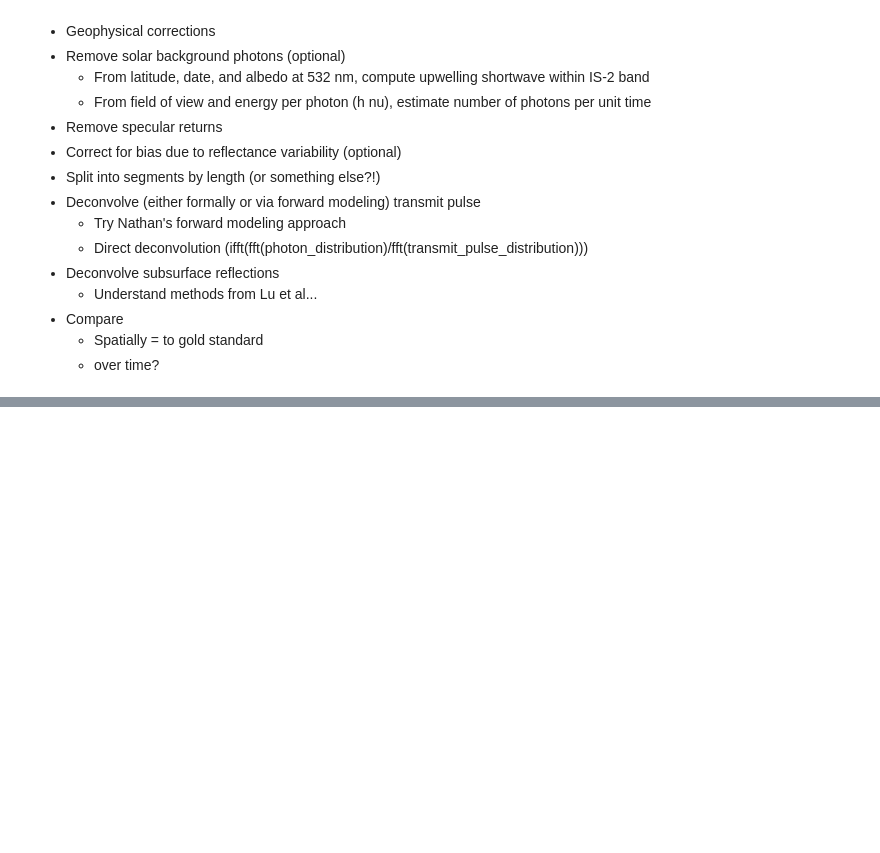
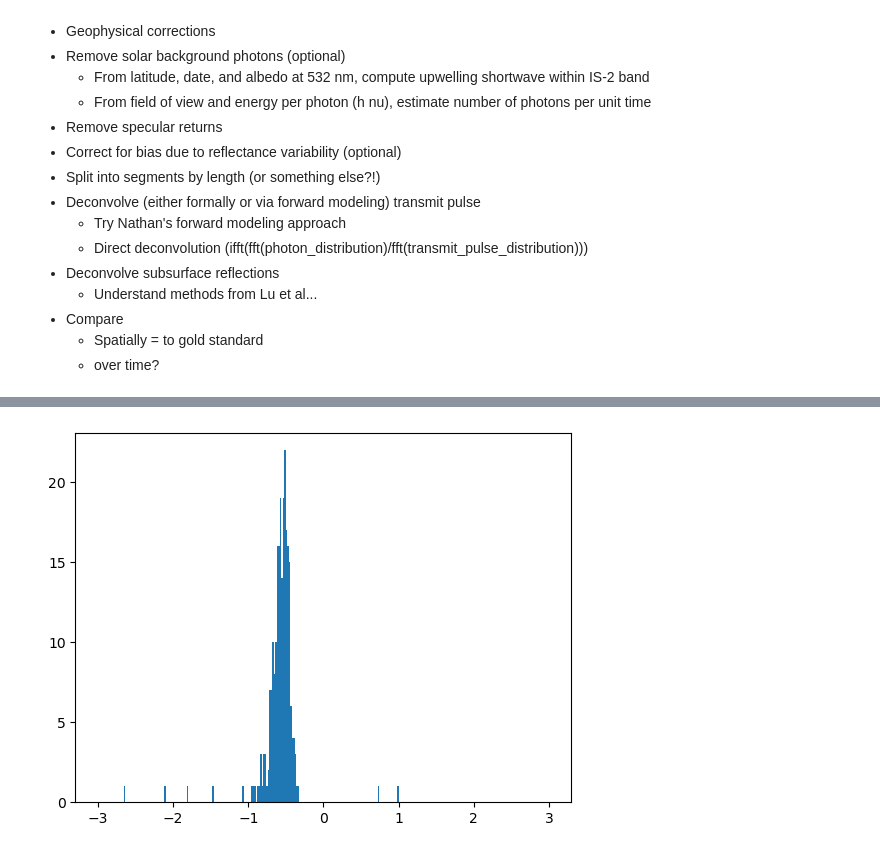
Before and after one commit to ICESAT-2HackWeek/surfit, a Jupyter notebook: contributors/david/roughness_example.ipynb, the cells around one changed output, grey strips where cells are left out. Drawn from its saved outputs; the diff is of its cells as text; code cells hidden in the pictures; blank space fills up the shorter version.

```diff
--- a/contributors/david/roughness_example.ipynb
+++ b/contributors/david/roughness_example.ipynb
@@ -27,2 +45,4 @@ import os
 # %%
-sliderule.init(verbose=True)
+url = "slideruleearth.io"
+icesat2.init(url, verbose=False)
+asset = "icesat2"
@@ -43,0 +168,4 @@ region = sliderule.toregion(os.path.join('..','..','data','bbox_' + site + '.geo
+# %%
+beam_type = 'strong'
+project_srs = "EPSG:4326" #"EPSG:26912+EPSG:5703"
+D3 = reduce_dataframe(gdf, RGT = rgt, track=track, pair = pair, beam=beam_type, crs=project_srs)
@@ -43,0 +220,13 @@ region = sliderule.toregion(os.path.join('..','..','data','bbox_' + site + '.geo
+# %%
+# Get a segment of data
+start = 500
+segment_length = 100
+window_size = 3
+
+ph_ht = D3[(D3.x_atc >= start) & (D3.x_atc < (start + segment_length))].height_ortho.values
+ph_ht_crop = ph_ht[np.abs(ph_ht - np.median(ph_ht)) <= window_size]
+# %%
+bins = np.linspace(-window_size, window_size, num=int(window_size/hist_res)+1)
+emp, _, _ = plt.hist(ph_ht_crop, bins=bins)
+# %% [output]
+[figure, added]
```
Also changed, not shown: parts of 17 cells of this notebook.
